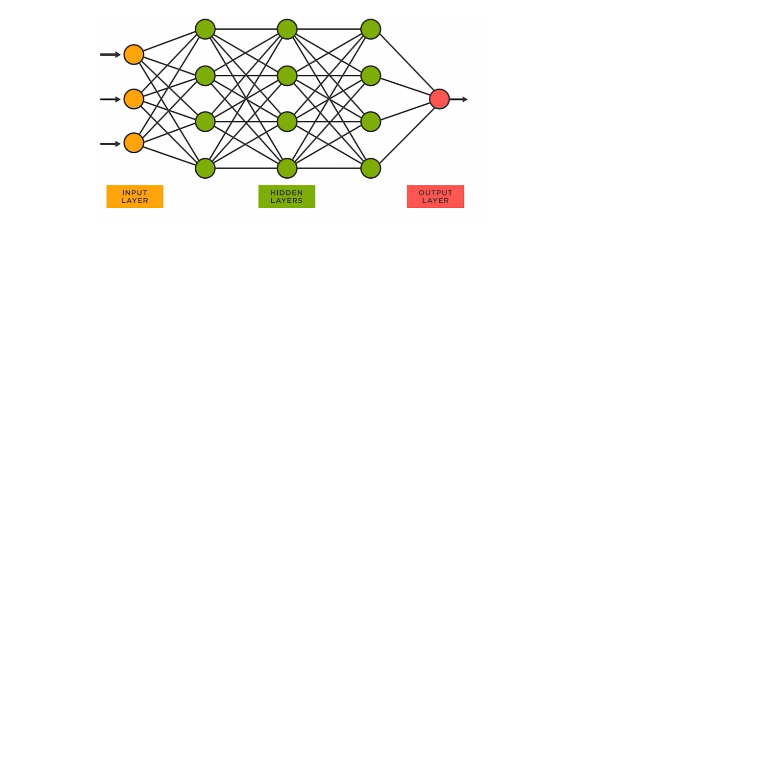
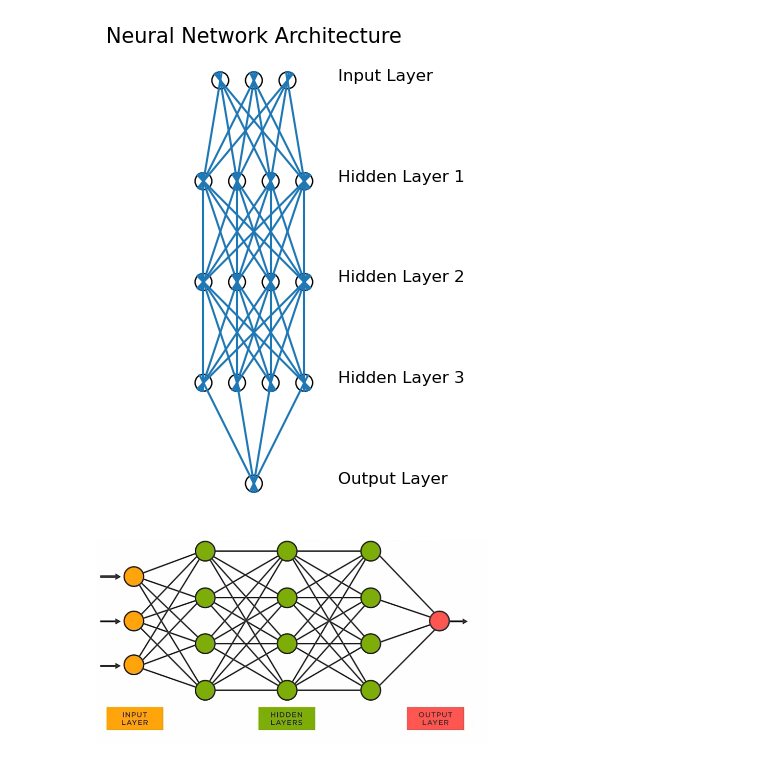
Before and after one commit to JianoFreo/iris_model, a Jupyter notebook: NeuralNetwork.ipynb, the cells around one changed output. Cells and saved outputs as stored; diff of their text form; code cells hidden in the pictures; blank space fills up the shorter version.

```diff
--- a/NeuralNetwork.ipynb
+++ b/NeuralNetwork.ipynb
@@ -6,6 +7,11 @@ import pandas as pd
 from sklearn.model_selection import train_test_split
 import matplotlib.pyplot as plt
 %matplotlib inline
+# %%
+network = DrawNN([3, 4, 4, 4, 1])
+network.draw()
+# %% [output]
+[figure, added]
 # %% [markdown]
 ![image.png](attachment:image.png)
 # %% [markdown]
```
Also changed, not shown: parts of 1 cell of this notebook.
